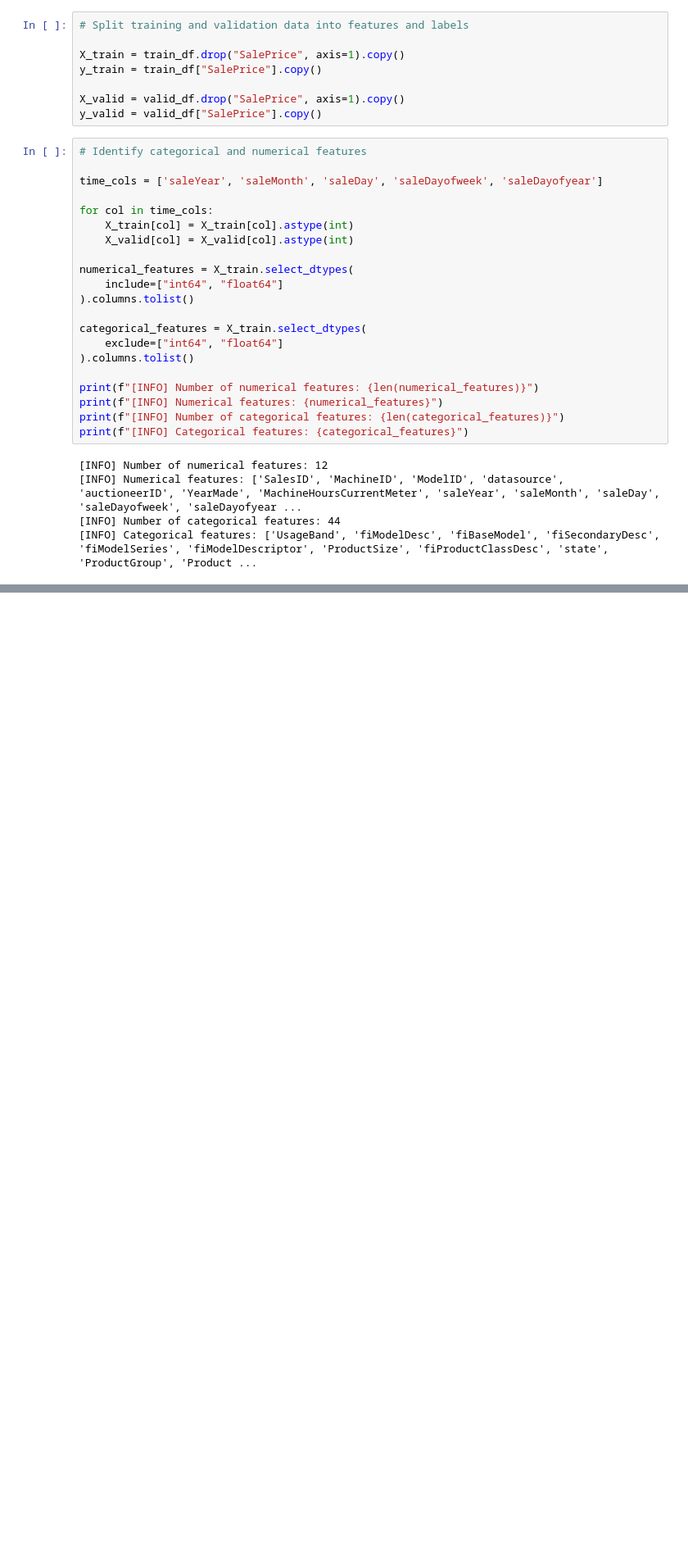
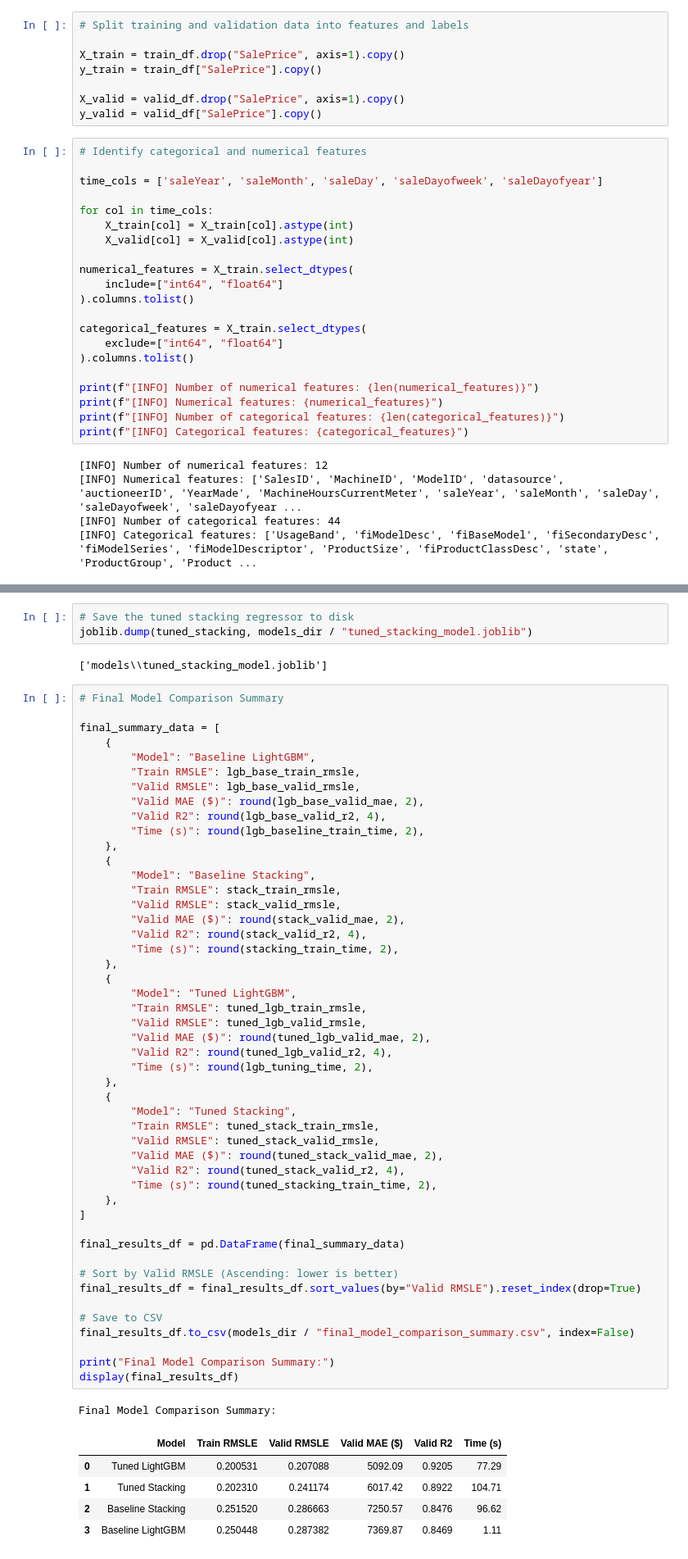
Before and after one commit to BevisWong76/bulldozers-price-predictor, a Jupyter notebook: bulldozers_price_regression.ipynb, the cells around one changed output, grey strips where cells are left out. Shown at 82% size. Drawn from its saved outputs; the diff is of its cells as text; blank space fills up the shorter version.

```diff
--- a/bulldozers_price_regression.ipynb
+++ b/bulldozers_price_regression.ipynb
@@ -272,0 +743,60 @@ print(f"[INFO] X_valid Shape: {X_valid_preprocessed.shape}")
+# %%
+# Save the tuned stacking regressor to disk
+joblib.dump(tuned_stacking, models_dir / "tuned_stacking_model.joblib")
+# %% [output]
+['models\\tuned_stacking_model.joblib']
+# %%
+# Final Model Comparison Summary
+
+final_summary_data = [
+    {
+        "Model": "Baseline LightGBM",
+        "Train RMSLE": lgb_base_train_rmsle,
+        "Valid RMSLE": lgb_base_valid_rmsle,
+        "Valid MAE ($)": round(lgb_base_valid_mae, 2),
+        "Valid R2": round(lgb_base_valid_r2, 4),
+        "Time (s)": round(lgb_baseline_train_time, 2),
+    },
+    {
+        "Model": "Baseline Stacking",
+        "Train RMSLE": stack_train_rmsle,
+        "Valid RMSLE": stack_valid_rmsle,
+        "Valid MAE ($)": round(stack_valid_mae, 2),
+        "Valid R2": round(stack_valid_r2, 4),
+        "Time (s)": round(stacking_train_time, 2),
+    },
+    {
+        "Model": "Tuned LightGBM",
+        "Train RMSLE": tuned_lgb_train_rmsle,
+        "Valid RMSLE": tuned_lgb_valid_rmsle,
+        "Valid MAE ($)": round(tuned_lgb_valid_mae, 2),
+        "Valid R2": round(tuned_lgb_valid_r2, 4),
+        "Time (s)": round(lgb_tuning_time, 2),
+    },
+    {
+        "Model": "Tuned Stacking",
+        "Train RMSLE": tuned_stack_train_rmsle,
+        "Valid RMSLE": tuned_stack_valid_rmsle,
+        "Valid MAE ($)": round(tuned_stack_valid_mae, 2),
+        "Valid R2": round(tuned_stack_valid_r2, 4),
+        "Time (s)": round(tuned_stacking_train_time, 2),
+    },
+]
+
+final_results_df = pd.DataFrame(final_summary_data)
+
+# Sort by Valid RMSLE (Ascending: lower is better)
+final_results_df = final_results_df.sort_values(by="Valid RMSLE").reset_index(drop=True)
+
+# Save to CSV
+final_results_df.to_csv(models_dir / "final_model_comparison_summary.csv", index=False)
+
+print("Final Model Comparison Summary:")
+display(final_results_df)
+# %% [output]
+Final Model Comparison Summary:
+|  | Model | Train RMSLE | Valid RMSLE | Valid MAE ($) | Valid R2 | Time (s) |
+| 0 | Tuned LightGBM | 0.200531 | 0.207088 | 5092.09 | 0.9205 | 77.29 |
+| 1 | Tuned Stacking | 0.202310 | 0.241174 | 6017.42 | 0.8922 | 104.71 |
+| 2 | Baseline Stacking | 0.251520 | 0.286663 | 7250.57 | 0.8476 | 96.62 |
+| 3 | Baseline LightGBM | 0.250448 | 0.287382 | 7369.87 | 0.8469 | 1.11 |
```
Also changed, not shown: parts of 29 cells of this notebook, 13 other files.
